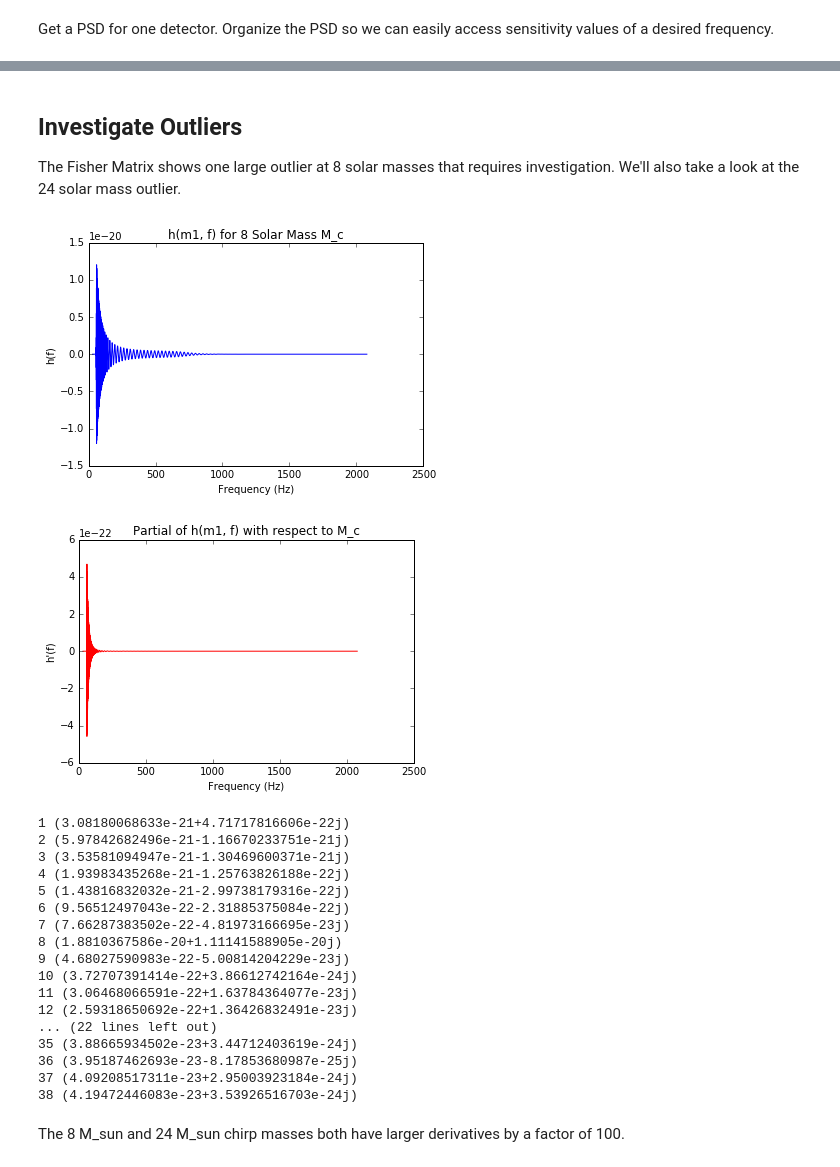
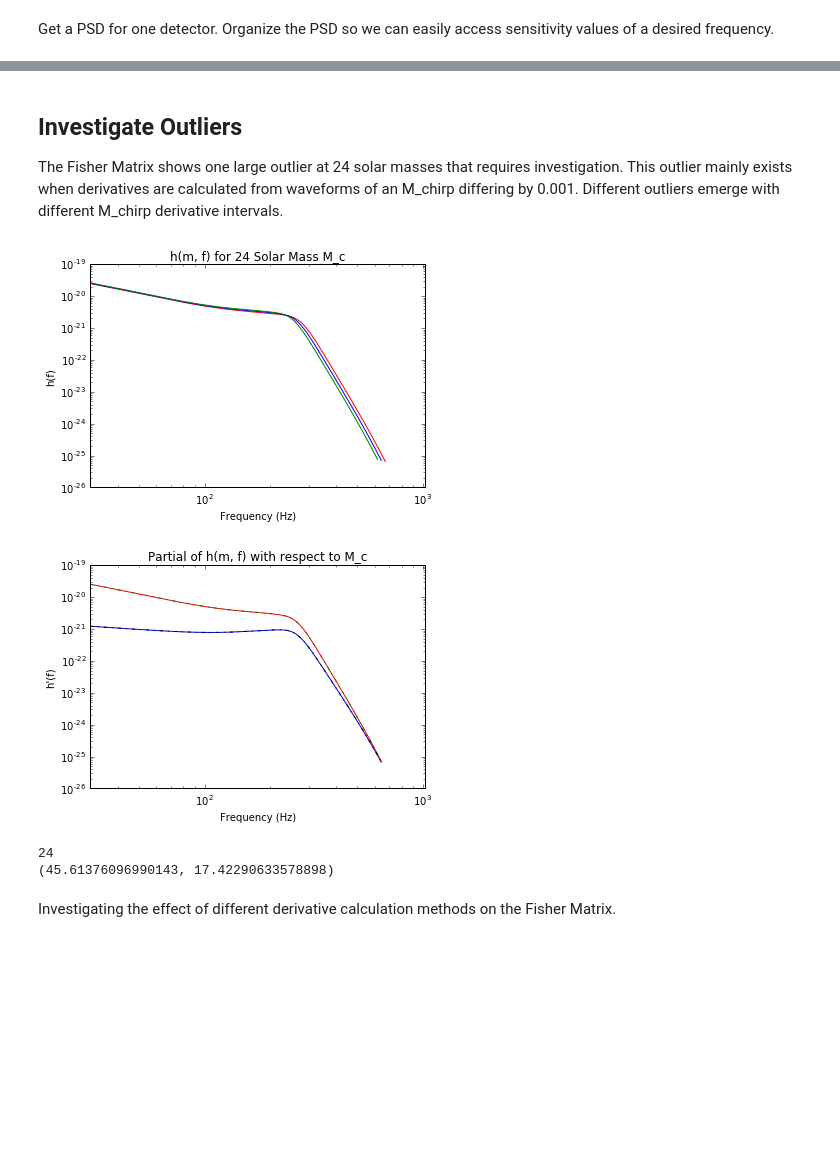
Before and after one commit to CIERA-Northwestern/precession_measurability, a Jupyter notebook: fisher_matrix.ipynb, the cells around one changed output, grey strips where cells are left out. Drawn from its saved outputs; the diff is of its cells as text; code cells hidden in the pictures; blank space fills up the shorter version.

Commit message:
fisher_matrix: experimenting with different waveform approximants and investigating outliers

```diff
--- a/fisher_matrix.ipynb
+++ b/fisher_matrix.ipynb
@@ -110,10 +116,12 @@ Calculate an array of frequencies corresponding to h(f). This frequency list is
 
 Question: Is there a way to extract this array from SimInspiralFD?
 # %%
-freqs_waveform = []
-for index in numpy.arange(len(waveforms[0])):
-    freqs_waveform.append(flow + delta_f*index)
-freqs_waveform = numpy.asarray(freqs_waveform)
+#freqs_waveform = []
+#for index in numpy.arange(len(waveforms[0])):
+#    freqs_waveform.append(flow + delta_f*index)
+#freqs_waveform = numpy.asarray(freqs_waveform)
+
+freqs_waveform = numpy.arange(0, 2048 + delta_f, delta_f)
 
 # FIX ME: maybe an easier way to do with by defining a lambda function or something but this
 # seemed convenient since I need the frequencies in an array of length len(waveforms[0])
@@ -221,44 +320,44 @@ plt.show()
 # %% [markdown]
 ## Investigate Outliers
 
-The Fisher Matrix shows one large outlier at 8 solar masses that requires investigation. We'll also take a look at the 24 solar mass outlier.
+The Fisher Matrix shows one large outlier at 24 solar masses that requires investigation. This outlier mainly exists when derivatives are calculated from waveforms of an M_chirp differing by 0.001. Different outliers emerge with different M_chirp derivative intervals.
 # %%
 # Make some plots
 
+outlier_index = 23
+
 plt.figure(1)
-plt.plot(freqs_waveform, waveforms[8], 'b')
+plt.plot(freqs_waveform, numpy.abs(waveforms[outlier_index - 1]), 'r')
+plt.plot(freqs_waveform, numpy.abs(waveforms[outlier_index]), 'b')
+plt.plot(freqs_waveform, numpy.abs(waveforms[outlier_index + 1]), 'g')
 plt.xlabel('Frequency (Hz)')
 plt.ylabel('h(f)')
-plt.title('h(m1, f) for 8 Solar Mass M_c')
+plt.title('h(m, f) for %i Solar Mass M_c' % (outlier_index + 1))
+plt.xlim(flow, 1024)
+plt.ylim(1e-26, 1e-19)
+plt.loglog()
 
 plt.figure(2)
-plt.plot(freqs_waveform, waveform_derivs[8], 'r')
+plt.plot(freqs_waveform, numpy.abs(waveform_derivs[outlier_index]), 'b')
+h = generate_waveform(24, eta)
+h2 = generate_waveform(24 + 1e-3, eta)
+plt.plot(freqs_waveform, numpy.abs(h), 'r')
+plt.plot(freqs_waveform, numpy.abs(h2), 'g-.')
+plt.plot(freqs_waveform, numpy.abs(h2-h), 'k-.')
+
 plt.xlabel('Frequency (Hz)')
 plt.ylabel("h'(f)")
-plt.title('Partial of h(m1, f) with respect to M_c')
+plt.title('Partial of h(m, f) with respect to M_c')
+plt.xlim(flow, 1024)
+plt.loglog()
 plt.show()
 
-for index, deriv in enumerate(waveform_derivs):
-    print index + 1, max(deriv)
+print mcs[outlier_index]
+print lalsimutils.m1m2(mcs[outlier_index], eta)
 # %% [output]
-[figure, old version]
+[figure, new version]
-[figure, old version]
+[figure, new version]
-1 (3.08180068633e-21+4.71717816606e-22j)
-2 (5.97842682496e-21-1.16670233751e-21j)
-3 (3.53581094947e-21-1.30469600371e-21j)
-4 (1.93983435268e-21-1.25763826188e-22j)
-5 (1.43816832032e-21-2.99738179316e-22j)
-6 (9.56512497043e-22-2.31885375084e-22j)
-7 (7.66287383502e-22-4.81973166695e-23j)
-8 (1.8810367586e-20+1.11141588905e-20j)
-9 (4.68027590983e-22-5.00814204229e-23j)
-10 (3.72707391414e-22+3.86612742164e-24j)
-11 (3.06468066591e-22+1.63784364077e-23j)
-12 (2.59318650692e-22+1.36426832491e-23j)
-... (22 lines left out)
-35 (3.88665934502e-23+3.44712403619e-24j)
-36 (3.95187462693e-23-8.17853680987e-25j)
-37 (4.09208517311e-23+2.95003923184e-24j)
-38 (4.19472446083e-23+3.53926516703e-24j)
+24
+(45.61376096990143, 17.42290633578898)
-# %% [markdown]
-The 8 M_sun and 24 M_sun chirp masses both have larger derivatives by a factor of 100.
+# %% [markdown]
+Investigating the effect of different derivative calculation methods on the Fisher Matrix.
```
Also changed, not shown: parts of 10 cells of this notebook.
